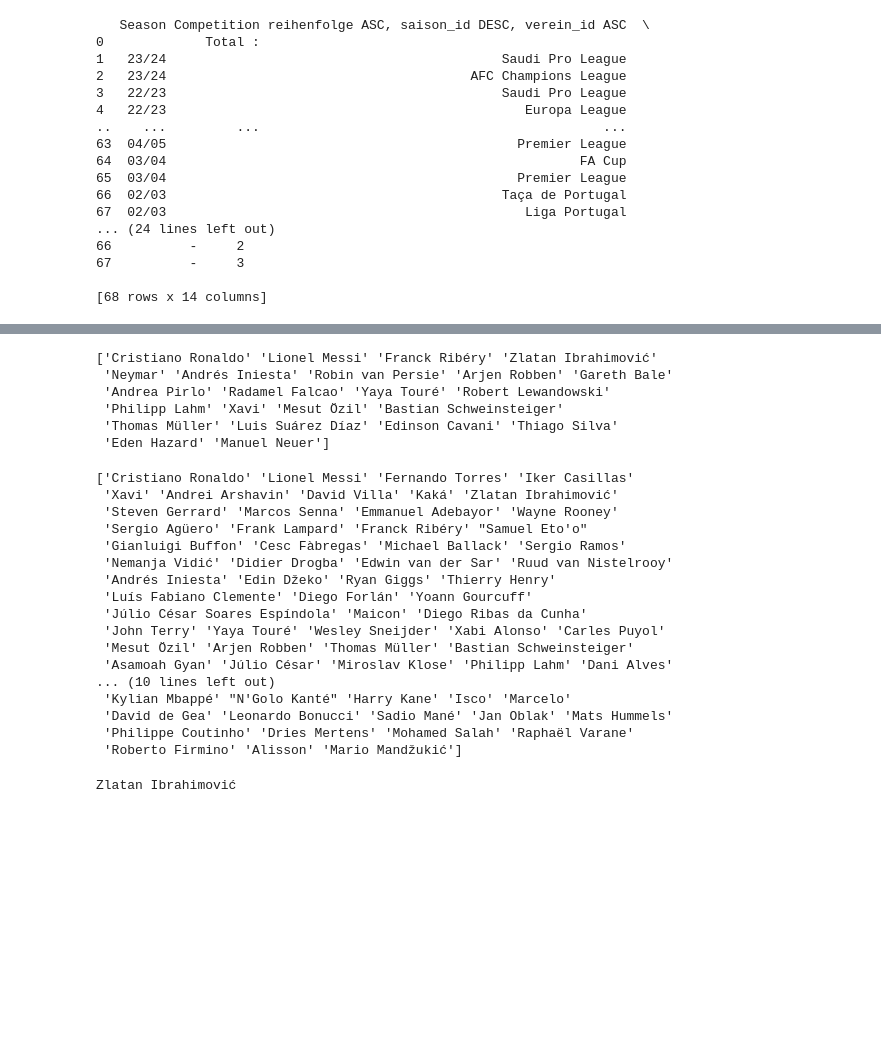
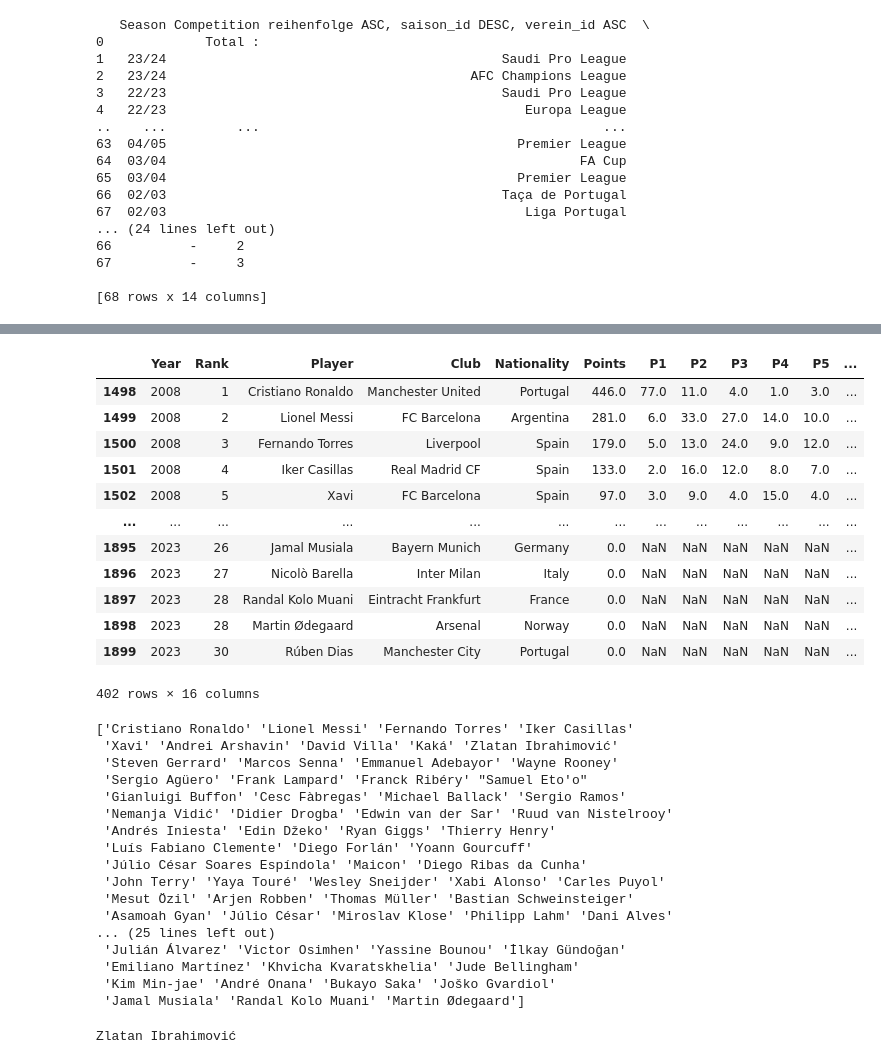
Before and after one commit to TheJarmanitor/outplayed, a Jupyter notebook: Get Data for Project.ipynb, the cells around one changed output, grey strips where cells are left out. Cells and saved outputs as stored; diff of their text form; code cells hidden in the pictures; blank space fills up the shorter version.

Commit message:
Updated with player_ids from 2019-2023

```diff
--- a/Get Data for Project.ipynb
+++ b/Get Data for Project.ipynb
@@ -93,18 +134,27 @@ print(df_ronaldo)
 # %%
-ballon_dor_df = pd.read_csv(r"BallonDOr.csv")
+#ballon_dor_df = pd.read_csv(r"BallonDOr.csv")
 #print(ballon_dor_df["Year"]==2013)
+excel_file = pd.read_csv(r"BallonDOr_combined.csv")
+excel_file.loc[excel_file["Year"]>=2008]
 # %% [output]
+|  | Year | Rank | Player | Club | Nationality | Points | P1 | P2 | P3 | P4 | P5 | ... |
+| 1498 | 2008 | 1 | Cristiano Ronaldo | Manchester United | Portugal | 446.0 | 77.0 | 11.0 | 4.0 | 1.0 | 3.0 | ... |
+| 1499 | 2008 | 2 | Lionel Messi | FC Barcelona | Argentina | 281.0 | 6.0 | 33.0 | 27.0 | 14.0 | 10.0 | ... |
+| 1500 | 2008 | 3 | Fernando Torres | Liverpool | Spain | 179.0 | 5.0 | 13.0 | 24.0 | 9.0 | 12.0 | ... |
+| 1501 | 2008 | 4 | Iker Casillas | Real Madrid CF | Spain | 133.0 | 2.0 | 16.0 | 12.0 | 8.0 | 7.0 | ... |
+| 1502 | 2008 | 5 | Xavi | FC Barcelona | Spain | 97.0 | 3.0 | 9.0 | 4.0 | 15.0 | 4.0 | ... |
+| ... | ... | ... | ... | ... | ... | ... | ... | ... | ... | ... | ... | ... |
+| 1895 | 2023 | 26 | Jamal Musiala | Bayern Munich | Germany | 0.0 | NaN | NaN | NaN | NaN | NaN | ... |
+| 1896 | 2023 | 27 | Nicolò Barella | Inter Milan | Italy | 0.0 | NaN | NaN | NaN | NaN | NaN | ... |
+| 1897 | 2023 | 28 | Randal Kolo Muani | Eintracht Frankfurt | France | 0.0 | NaN | NaN | NaN | NaN | NaN | ... |
+| 1898 | 2023 | 28 | Martin Ødegaard | Arsenal | Norway | 0.0 | NaN | NaN | NaN | NaN | NaN | ... |
+| 1899 | 2023 | 30 | Rúben Dias | Manchester City | Portugal | 0.0 | NaN | NaN | NaN | NaN | NaN | ... |
-['Cristiano Ronaldo' 'Lionel Messi' 'Franck Ribéry' 'Zlatan Ibrahimović'
- 'Neymar' 'Andrés Iniesta' 'Robin van Persie' 'Arjen Robben' 'Gareth Bale'
- 'Andrea Pirlo' 'Radamel Falcao' 'Yaya Touré' 'Robert Lewandowski'
- 'Philipp Lahm' 'Xavi' 'Mesut Özil' 'Bastian Schweinsteiger'
- 'Thomas Müller' 'Luis Suárez Díaz' 'Edinson Cavani' 'Thiago Silva'
- 'Eden Hazard' 'Manuel Neuer']
+402 rows × 16 columns
 # %%
 ronaldo = "https://www.transfermarkt.com/cristiano-ronaldo/torenachminute/spieler/8198/saison//verein/0/liga/0/wettbewerb//pos/0/trainer_id/0/plus/1"
 # %%
 #print(ballon_dor_df["Year"])
-ballon_2008_2018 = ballon_dor_df.loc[ballon_dor_df['Year'] >= 2008]
+ballon_2008_2018 = excel_file.loc[excel_file["Year"]>=2008]
 
 p_08_18 = ballon_2008_2018["Player"].unique()
 print(p_08_18)
@@ -121,11 +171,11 @@ print(p_08_18)
  'John Terry' 'Yaya Touré' 'Wesley Sneijder' 'Xabi Alonso' 'Carles Puyol'
  'Mesut Özil' 'Arjen Robben' 'Thomas Müller' 'Bastian Schweinsteiger'
  'Asamoah Gyan' 'Júlio César' 'Miroslav Klose' 'Philipp Lahm' 'Dani Alves'
-... (10 lines left out)
- 'Kylian Mbappé' "N'Golo Kanté" 'Harry Kane' 'Isco' 'Marcelo'
- 'David de Gea' 'Leonardo Bonucci' 'Sadio Mané' 'Jan Oblak' 'Mats Hummels'
- 'Philippe Coutinho' 'Dries Mertens' 'Mohamed Salah' 'Raphaël Varane'
- 'Roberto Firmino' 'Alisson' 'Mario Mandžukić']
+... (25 lines left out)
+ 'Julián Álvarez' 'Victor Osimhen' 'Yassine Bounou' 'İlkay Gündoğan'
+ 'Emiliano Martínez' 'Khvicha Kvaratskhelia' 'Jude Bellingham'
+ 'Kim Min-jae' 'André Onana' 'Bukayo Saka' 'Joško Gvardiol'
+ 'Jamal Musiala' 'Randal Kolo Muani' 'Martin Ødegaard']
 # %%
 print(p_08_18[8])
 # %% [output]
```
Also changed, not shown: parts of 4 cells of this notebook.
